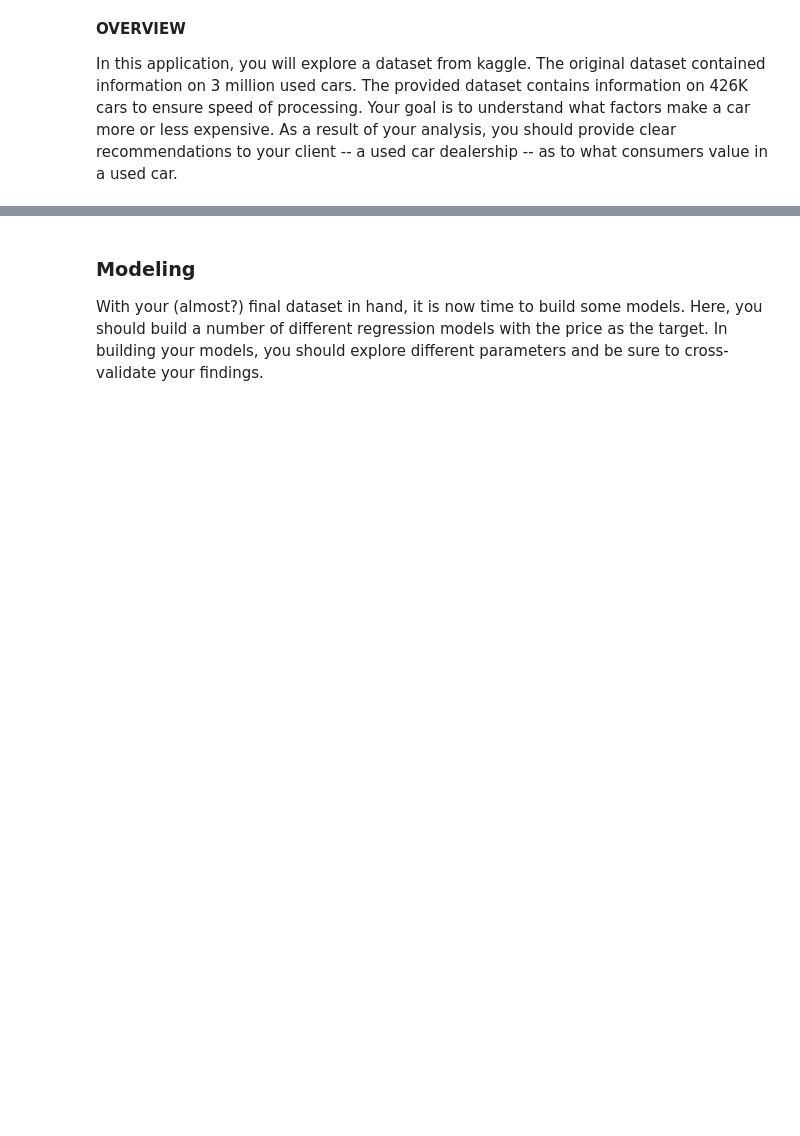
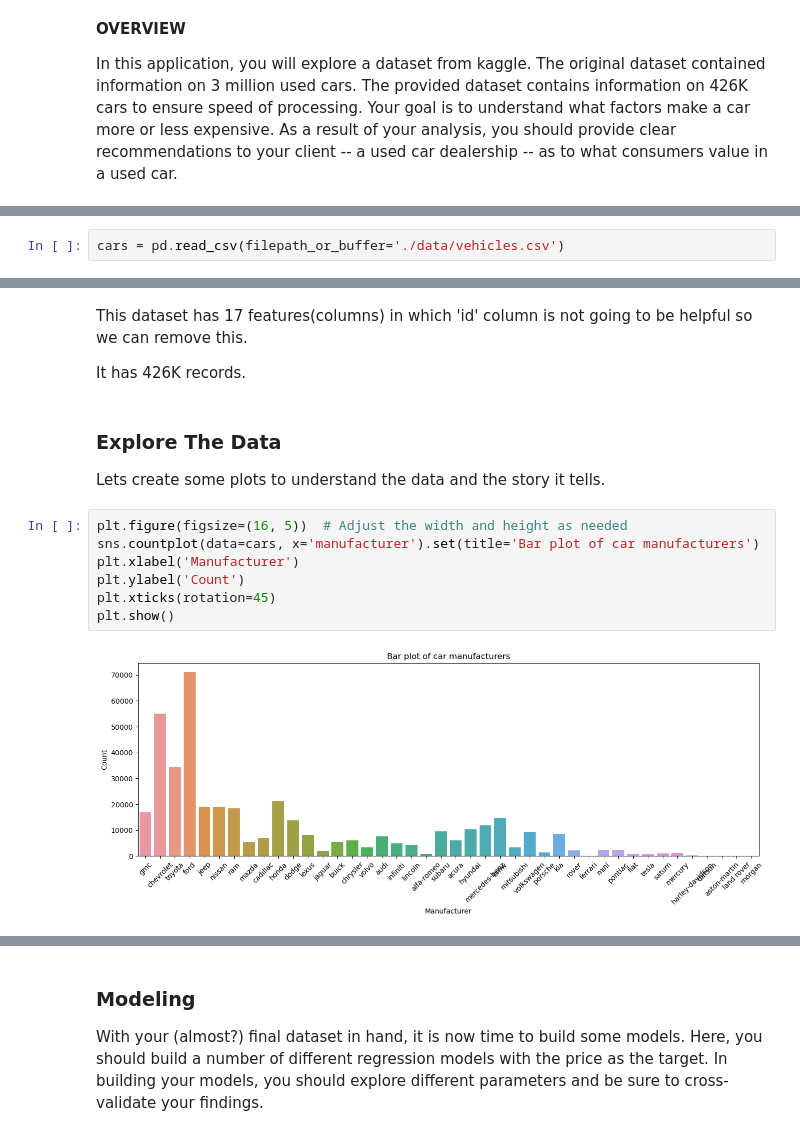
Before and after one commit to trguduru/car_price_prediction, a Jupyter notebook: prompt_II.ipynb, the cells around one changed output, grey strips where cells are left out. Drawn from its saved outputs; the diff is of its cells as text; blank space fills up the shorter version.

Commit message:
added data, model evaluations

```diff
--- a/prompt_II.ipynb
+++ b/prompt_II.ipynb
@@ -116,0 +67,2 @@ car_df.head()
+# %%
+cars = pd.read_csv(filepath_or_buffer='./data/vehicles.csv')
@@ -116,0 +110,16 @@ car_df.head()
+# %% [markdown]
+This dataset has 17 features(columns) in which 'id' column is not going to be helpful so we can remove this.
+
+It has 426K records.
+# %% [markdown]
+### Explore The Data
+Lets create some plots to understand the data and the story it tells.
+# %%
+plt.figure(figsize=(16, 5))  # Adjust the width and height as needed
+sns.countplot(data=cars, x='manufacturer').set(title='Bar plot of car manufacturers')
+plt.xlabel('Manufacturer')
+plt.ylabel('Count')
+plt.xticks(rotation=45)
+plt.show()
+# %% [output]
+[figure, added]
```
Also changed, not shown: parts of 110 cells of this notebook.
